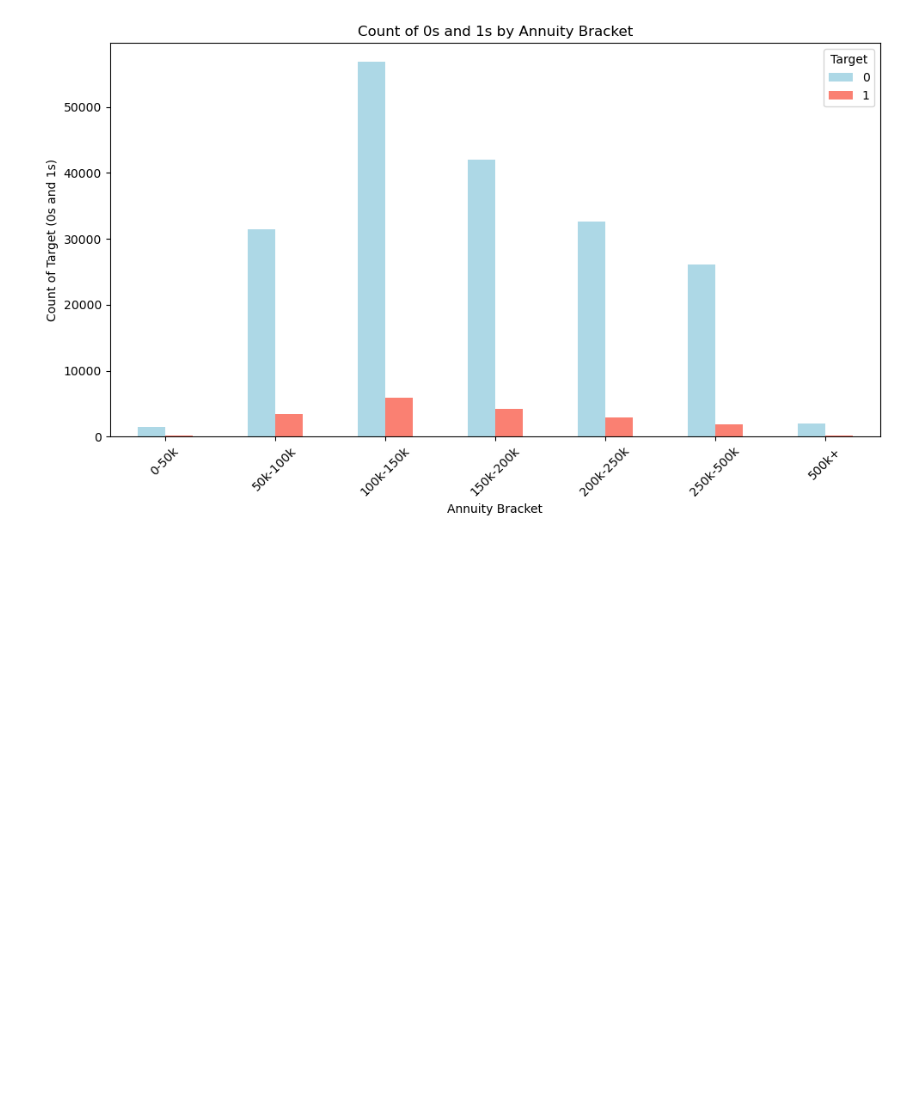
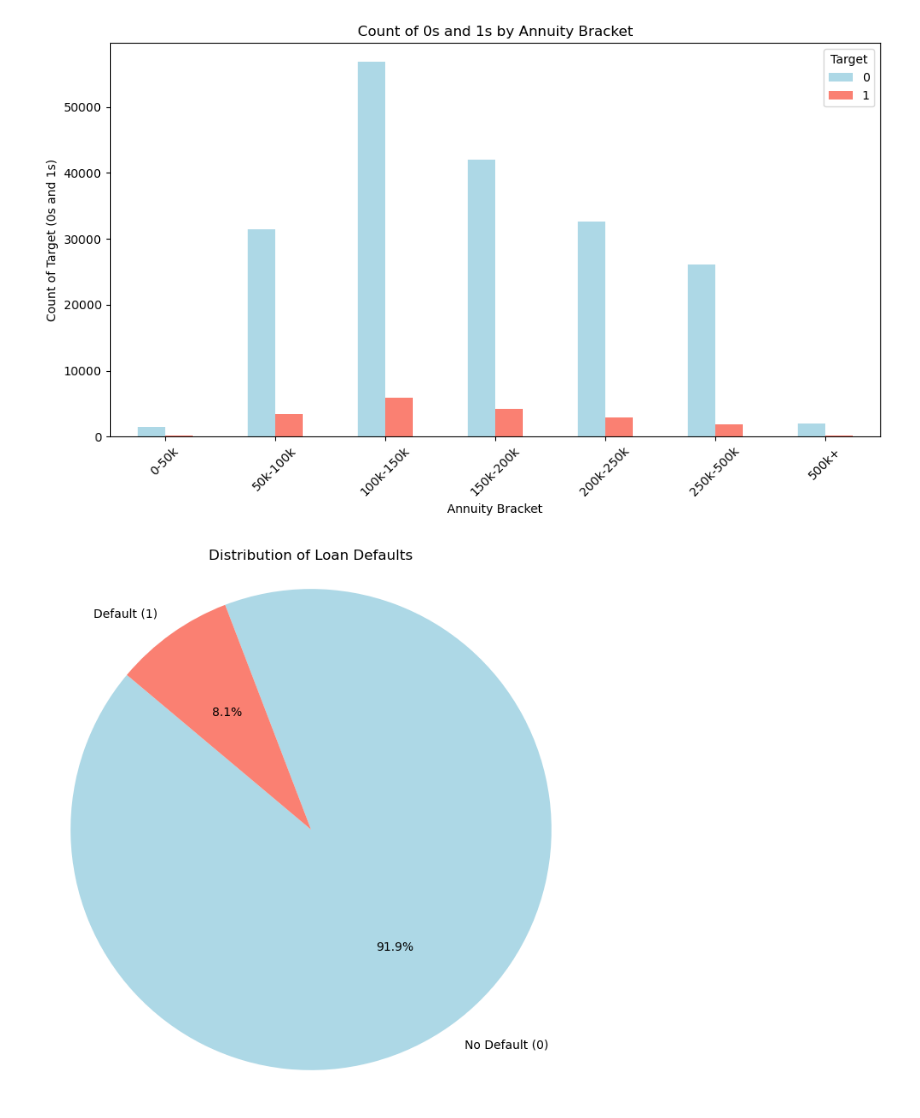
Before and after one commit to troyflood94/final_project, a Jupyter notebook: work_file.ipynb, the cells around one changed output. Saved outputs shown, nothing was run; the diff lists cells and outputs as text; code cells hidden in the pictures; blank space fills up the shorter version.

```diff
--- a/work_file.ipynb
+++ b/work_file.ipynb
@@ -308,3 +360,19 @@ plt.tight_layout()
 plt.show()
 # %% [output]
 [figure]
+# %%
+#create pie chart to display accuracy of model
+#create new df
+loan_df_new=pd.read_csv('Resources/loan_data.csv')
+loan_df_new=loan_df_new.drop(columns=['DAYS_EMPLOYED','NAME_INCOME_TYPE'])
+# Prepare data for pie chart
+labels = ['No Default (0)', 'Default (1)']
+sizes = loan_df_new['TARGET'].value_counts()  # Count occurrences of each target value
+# Plotting the pie chart
+plt.figure(figsize=(8, 8))
+plt.pie(sizes, labels=labels, autopct='%1.1f%%', startangle=140,colors=['lightblue', 'salmon'])
+plt.title('Distribution of Loan Defaults')
+plt.axis('equal')  # Equal aspect ratio ensures the pie chart is circular.
+plt.show()
+# %% [output]
+[figure, added]
```
Also changed, not shown: parts of 13 cells of this notebook.
